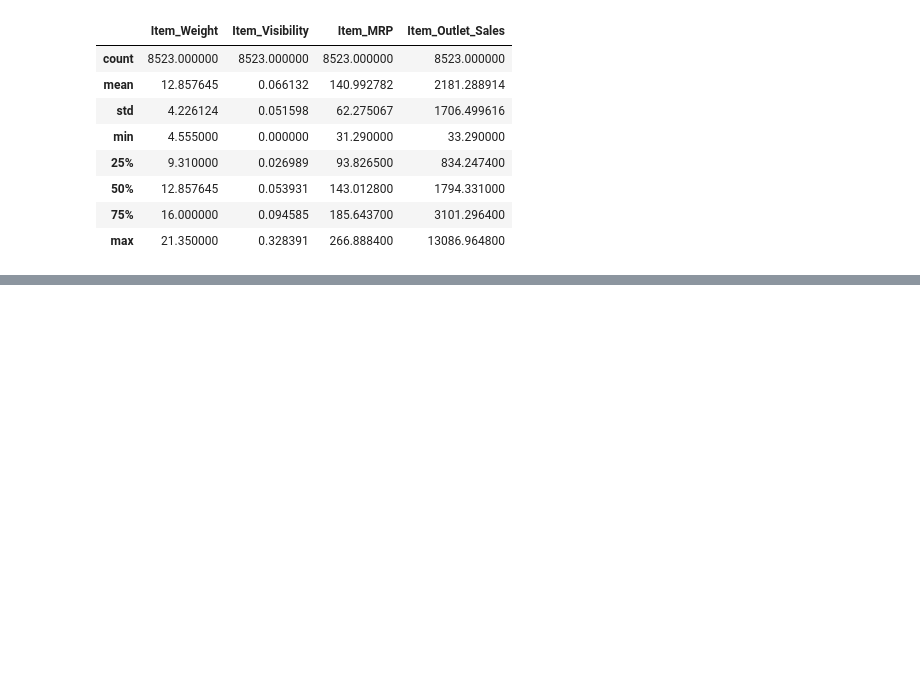
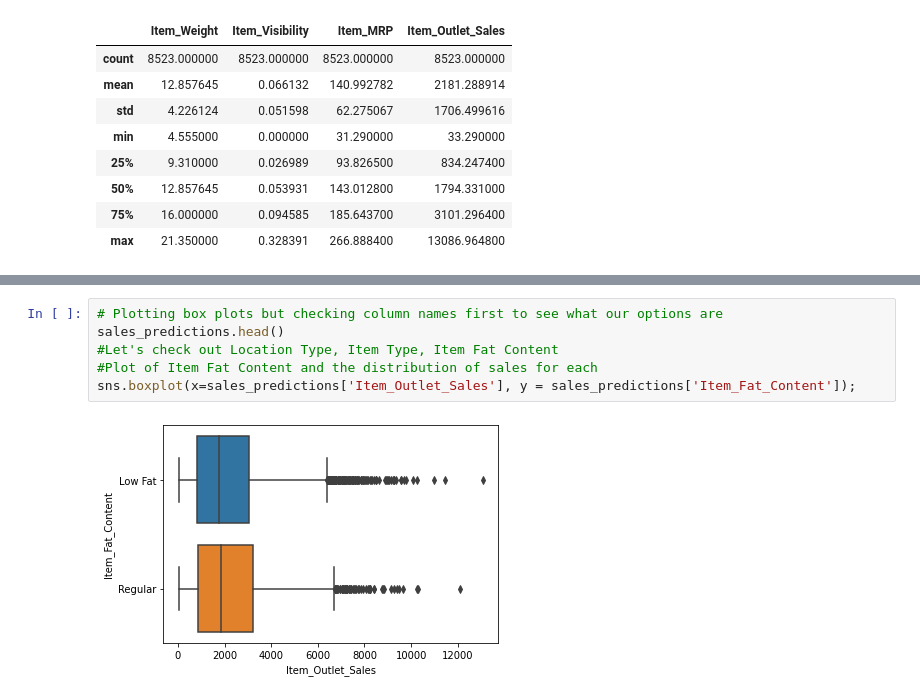
Before and after one commit to thinkinchicken/food-sales-predictions, a Jupyter notebook: Sales_Predictions.ipynb, the cells around one changed output, grey strips where cells are left out. Saved outputs shown, nothing was run; the diff lists cells and outputs as text; blank space fills up the shorter version.

```diff
--- a/Sales_Predictions.ipynb
+++ b/Sales_Predictions.ipynb
@@ -198,0 +227,8 @@ Index(['Item_Weight', 'Item_Visibility', 'Item_MRP', 'Item_Outlet_Sales'], dtype
+# %%
+# Plotting box plots but checking column names first to see what our options are
+sales_predictions.head()
+#Let's check out Location Type, Item Type, Item Fat Content
+#Plot of Item Fat Content and the distribution of sales for each
+sns.boxplot(x=sales_predictions['Item_Outlet_Sales'], y = sales_predictions['Item_Fat_Content']);
+# %% [output]
+[figure, added]
```
Also changed, not shown: parts of 10 cells of this notebook.
